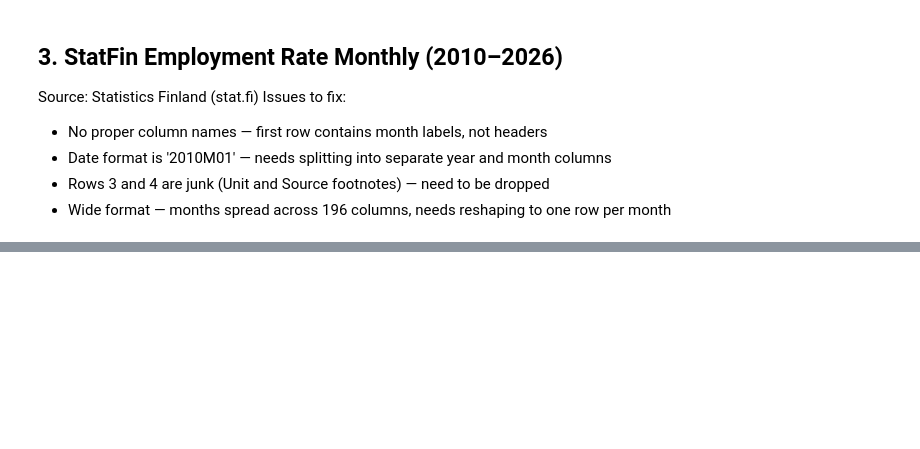
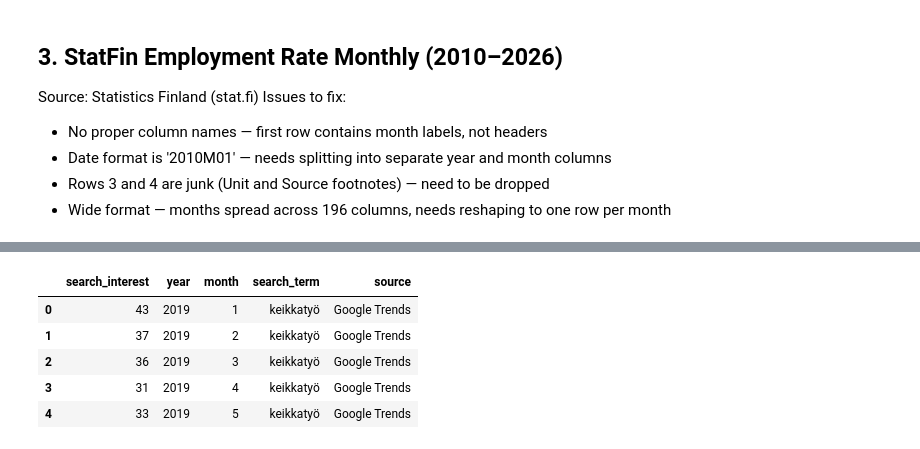
Before and after one commit to shreyakhetani/finland-labor-market-gig-shift-2019-2026, a Jupyter notebook: Scripts/Clean_data.ipynb, the cells around one changed output, grey strips where cells are left out. Cells and saved outputs as stored; diff of their text form; code cells hidden in the pictures; blank space fills up the shorter version.

```diff
--- a/Scripts/Clean_data.ipynb
+++ b/Scripts/Clean_data.ipynb
@@ -272,0 +454,22 @@ df_trends_keikkayto=pd.read_csv('../data/raw/google_trends_keikkayto_2019_2026.c
+# %%
+# Split '2019-01-01' into separate year and month integer columns
+df_trends_keikkayto['year'] = df_trends_keikkayto['date'].str[:4].astype(int)
+df_trends_keikkayto['month'] = df_trends_keikkayto['date'].str[5:].astype(int)
+# %%
+# Drop original date column as year and month columns replace it
+df_trends_keikkayto = df_trends_keikkayto.drop(columns='date')
+# %%
+# Add search_term column to identify which search term each row belongs to
+df_trends_keikkayto['search_term'] = 'keikkatyö'
+# %%
+# Add source column for traceability in PostgreSQL
+df_trends_keikkayto['source'] = 'Google Trends'
+# %%
+df_trends_keikkayto.head()
+# %% [output]
+|  | search_interest | year | month | search_term | source |
+| 0 | 43 | 2019 | 1 | keikkatyö | Google Trends |
+| 1 | 37 | 2019 | 2 | keikkatyö | Google Trends |
+| 2 | 36 | 2019 | 3 | keikkatyö | Google Trends |
+| 3 | 31 | 2019 | 4 | keikkatyö | Google Trends |
+| 4 | 33 | 2019 | 5 | keikkatyö | Google Trends |
```
Also changed, not shown: parts of 44 cells of this notebook, 5 other files.
